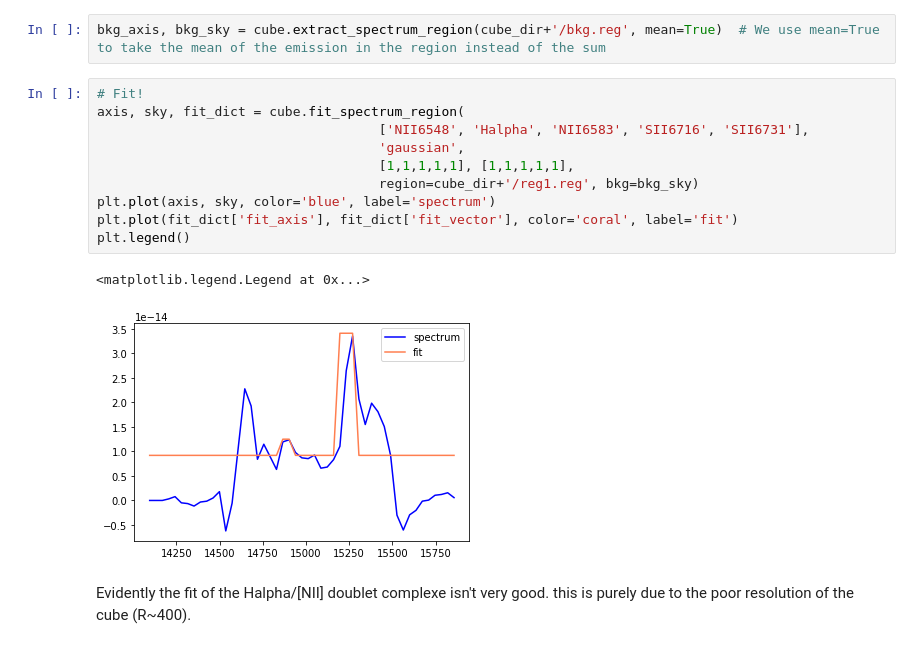
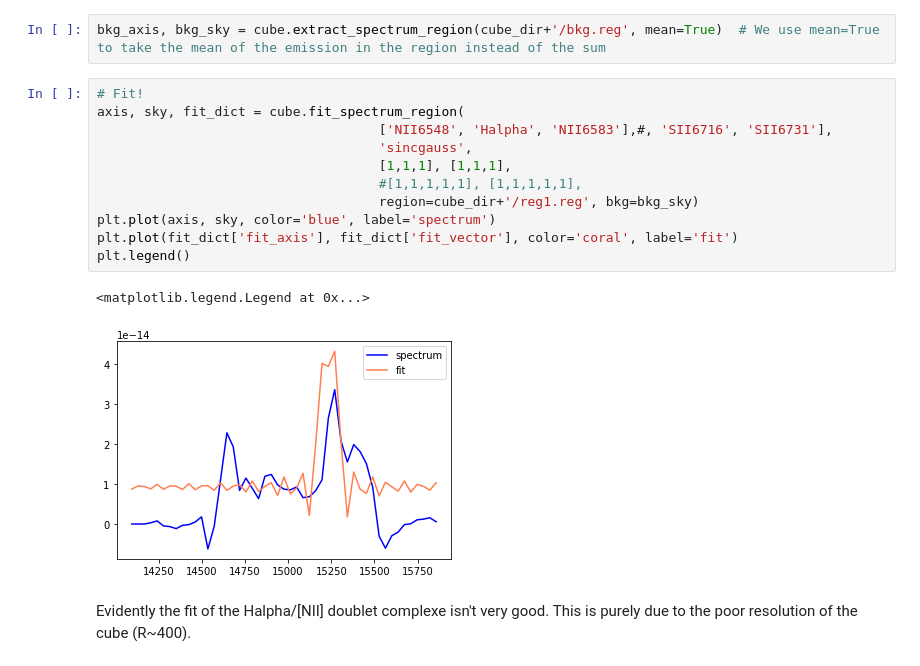
Before and after one commit to crhea93/LUCI, a Jupyter notebook: Examples/Fit-Single-Spectrum.ipynb, the cells around one changed output. Drawn from its saved outputs; the diff is of its cells as text.

```diff
--- a/Examples/Fit-Single-Spectrum.ipynb
+++ b/Examples/Fit-Single-Spectrum.ipynb
@@ -28,15 +29,16 @@ bkg_axis, bkg_sky = cube.extract_spectrum_region(cube_dir+'/bkg.reg', mean=True)
 # %%
 # Fit!
 axis, sky, fit_dict = cube.fit_spectrum_region(
-                                    ['NII6548', 'Halpha', 'NII6583', 'SII6716', 'SII6731'],
-                                    'gaussian',
-                                    [1,1,1,1,1], [1,1,1,1,1],
+                                    ['NII6548', 'Halpha', 'NII6583'],#, 'SII6716', 'SII6731'],
+                                    'sincgauss',
+                                    [1,1,1], [1,1,1],
+                                    #[1,1,1,1,1], [1,1,1,1,1],
                                     region=cube_dir+'/reg1.reg', bkg=bkg_sky)
 plt.plot(axis, sky, color='blue', label='spectrum')
 plt.plot(fit_dict['fit_axis'], fit_dict['fit_vector'], color='coral', label='fit')
 plt.legend()
 # %% [output]
 <matplotlib.legend.Legend at 0x...>
-[figure, old version]
+[figure, new version]
 # %% [markdown]
-Evidently the fit of the Halpha/[NII] doublet complexe isn't very good. this is purely due to the poor resolution of the cube (R~400).
+Evidently the fit of the Halpha/[NII] doublet complexe isn't very good. This is purely due to the poor resolution of the cube (R~400).
```
Also changed, not shown: parts of 1 cell of this notebook, 6 other files.
